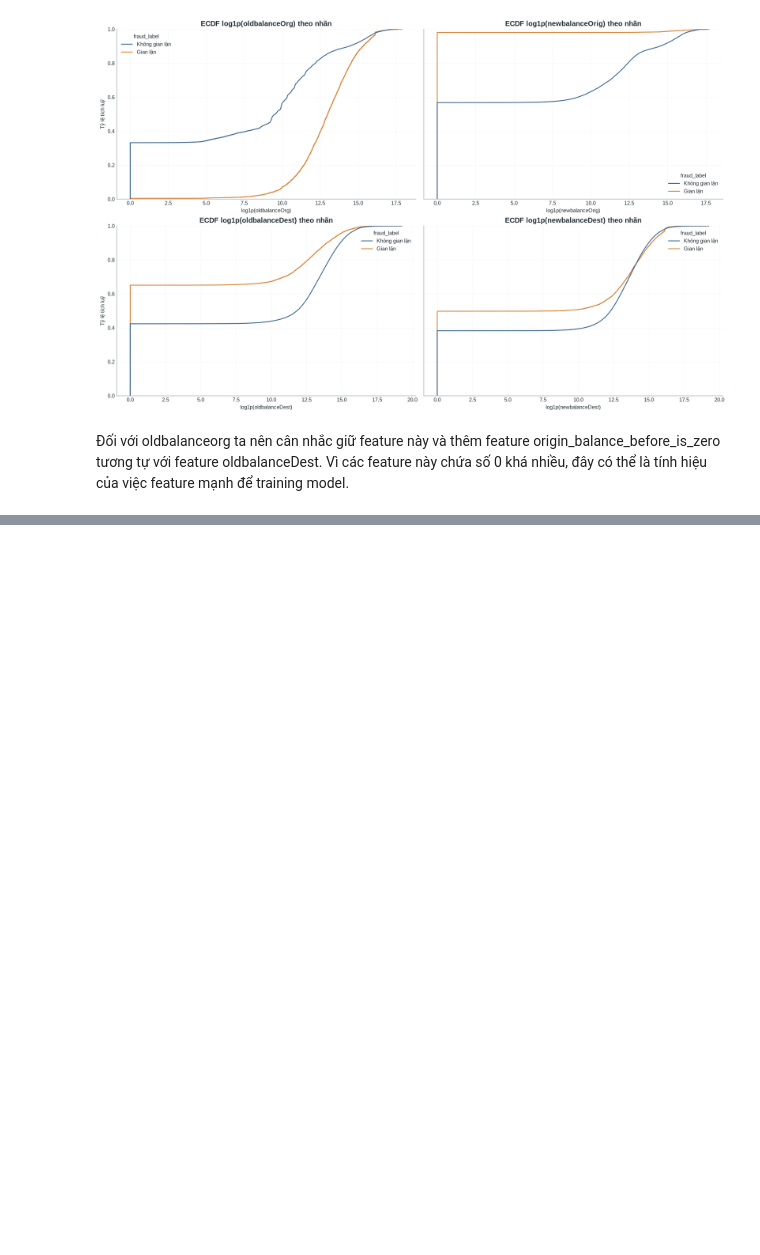
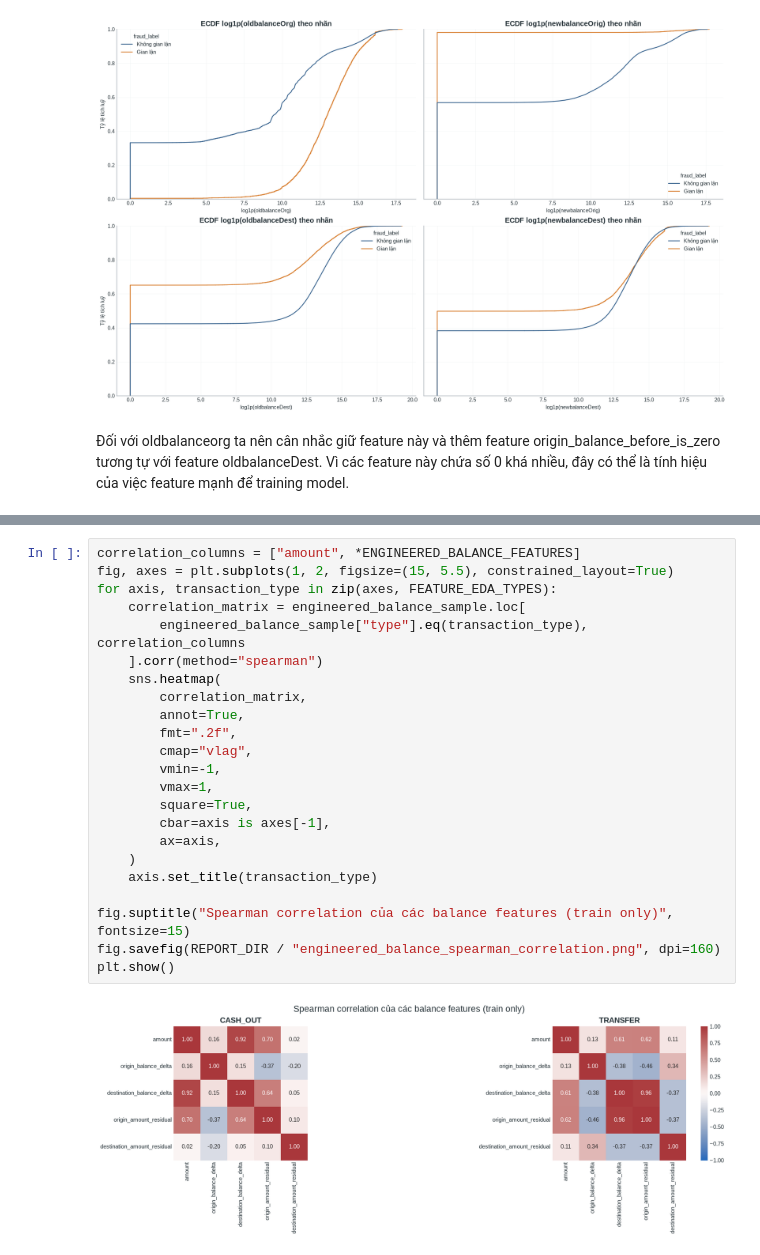
Before and after one commit to ItsLewis-DE/fraudguard-streaming-pipeline, a Jupyter notebook: notebooks/EDA.ipynb, the cells around one changed output, grey strips where cells are left out. Saved outputs shown, nothing was run; the diff lists cells and outputs as text; blank space fills up the shorter version.

```diff
--- a/notebooks/EDA.ipynb
+++ b/notebooks/EDA.ipynb
@@ -1187,0 +1446,25 @@ plt.show()
+# %%
+correlation_columns = ["amount", *ENGINEERED_BALANCE_FEATURES]
+fig, axes = plt.subplots(1, 2, figsize=(15, 5.5), constrained_layout=True)
+for axis, transaction_type in zip(axes, FEATURE_EDA_TYPES):
+    correlation_matrix = engineered_balance_sample.loc[
+        engineered_balance_sample["type"].eq(transaction_type), correlation_columns
+    ].corr(method="spearman")
+    sns.heatmap(
+        correlation_matrix,
+        annot=True,
+        fmt=".2f",
+        cmap="vlag",
+        vmin=-1,
+        vmax=1,
+        square=True,
+        cbar=axis is axes[-1],
+        ax=axis,
+    )
+    axis.set_title(transaction_type)
+
+fig.suptitle("Spearman correlation của các balance features (train only)", fontsize=15)
+fig.savefig(REPORT_DIR / "engineered_balance_spearman_correlation.png", dpi=160)
+plt.show()
+# %% [output]
+[figure, added]
```
Also changed, not shown: parts of 14 cells of this notebook, 17 other files.
